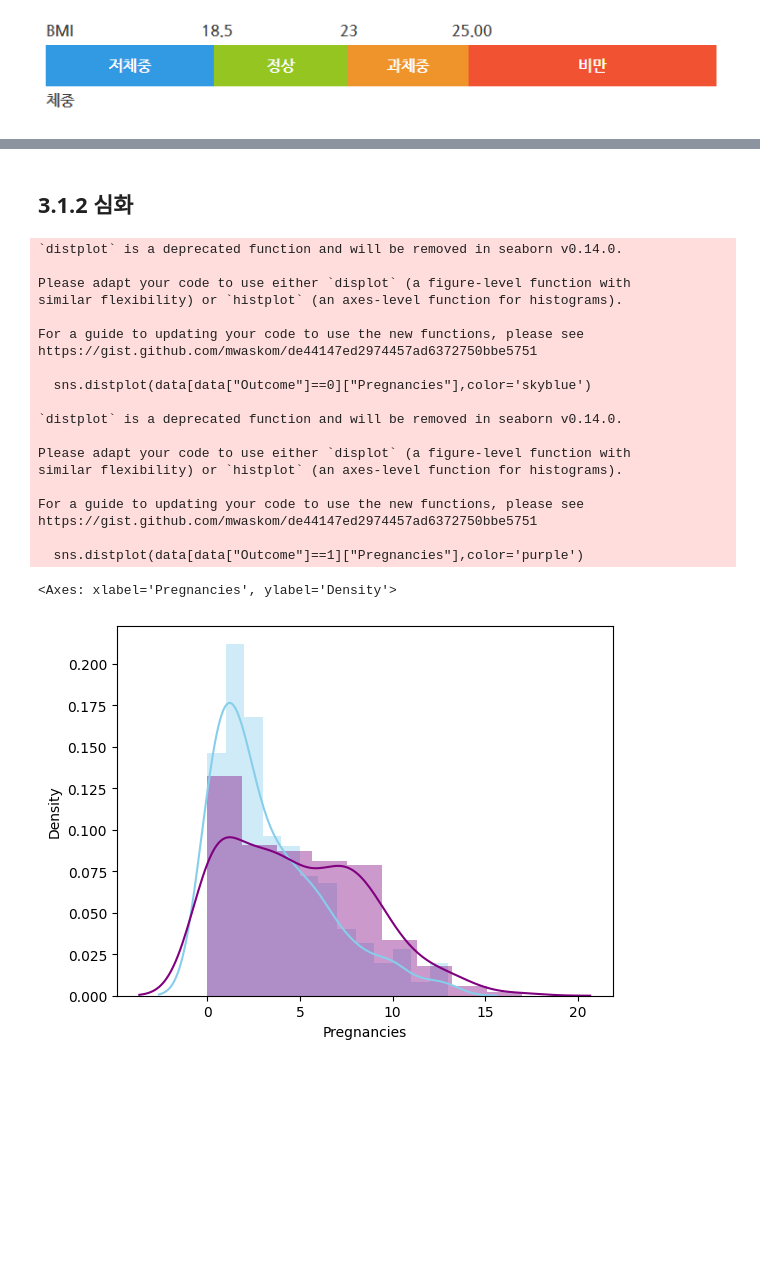
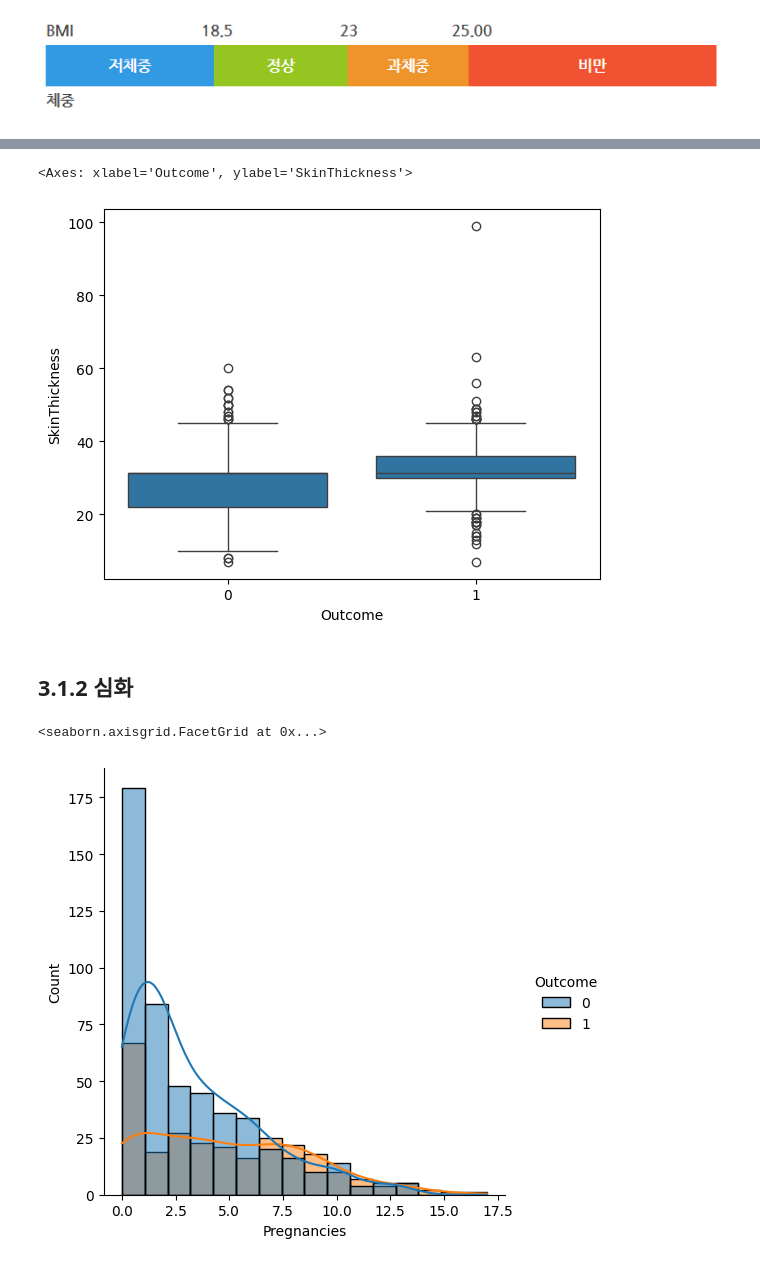
Before and after one commit to zefo38/diabetes_predict, a Jupyter notebook: Diabetes_Predict.ipynb, the cells around one changed output, grey strips where cells are left out. Saved outputs shown, nothing was run; the diff lists cells and outputs as text; code cells hidden in the pictures; blank space fills up the shorter version.

```diff
--- a/Diabetes_Predict.ipynb
+++ b/Diabetes_Predict.ipynb
@@ -119,0 +147,3 @@ data[data['Insulin']==0]
+# %%
+data['Insulin'] = data['Insulin'].replace(0,data['Insulin'].median())
+(data['Insulin'] == 0).mean()
@@ -120,3 +156,8 @@ data[data['Insulin']==0]
+# %%
+data['Glucose'] = data['Glucose'].replace(0,data['Insulin'].median())
+data['BloodPressure'] = data['BloodPressure'].replace(0,data['Insulin'].median())
+data['BMI'] = data['BMI'].replace(0,data['Insulin'].median())
+data['SkinThickness'] = data['SkinThickness'].replace(0,data['Insulin'].median())
 # %% [markdown]
 # 3. 데이터 시각화
 # %% [markdown]
@@ -151,30 +226,15 @@ sns.boxplot(x= 'Outcome', y='BMI',data=data )
+# %%
+sns.boxplot(x= 'Outcome', y='SkinThickness',data=data )
+# %% [output]
+<Axes: xlabel='Outcome', ylabel='SkinThickness'>
+[figure, added]
 # %% [markdown]
 ## 3.1.2 심화
 # %%
-# 임신 횟수 별을 더 자세히 살펴보기 위해 distplot 활용
+# 임신 횟수 별을 더 자세히 살펴보기 위해 displot 활용
 
-sns.distplot(data[data["Outcome"]==0]["Pregnancies"],color='skyblue')
-sns.distplot(data[data["Outcome"]==1]["Pregnancies"],color='purple')
+sns.displot(x = data["Pregnancies"],hue=data['Outcome'],kde=True)
 # %% [output]
-`distplot` is a deprecated function and will be removed in seaborn v0.14.0.
-
-Please adapt your code to use either `displot` (a figure-level function with
-similar flexibility) or `histplot` (an axes-level function for histograms).
-
-For a guide to updating your code to use the new functions, please see
-https://gist.github.com/mwaskom/de44147ed2974457ad6372750bbe5751
-
-  sns.distplot(data[data["Outcome"]==0]["Pregnancies"],color='skyblue')
-
-`distplot` is a deprecated function and will be removed in seaborn v0.14.0.
-
-Please adapt your code to use either `displot` (a figure-level function with
-similar flexibility) or `histplot` (an axes-level function for histograms).
-
-For a guide to updating your code to use the new functions, please see
-https://gist.github.com/mwaskom/de44147ed2974457ad6372750bbe5751
-
-  sns.distplot(data[data["Outcome"]==1]["Pregnancies"],color='purple')
+<seaborn.axisgrid.FacetGrid at 0x...>
-<Axes: xlabel='Pregnancies', ylabel='Density'>
-[figure, old version]
+[figure, new version]
 # %%
```
Also changed, not shown: parts of 17 cells of this notebook.
